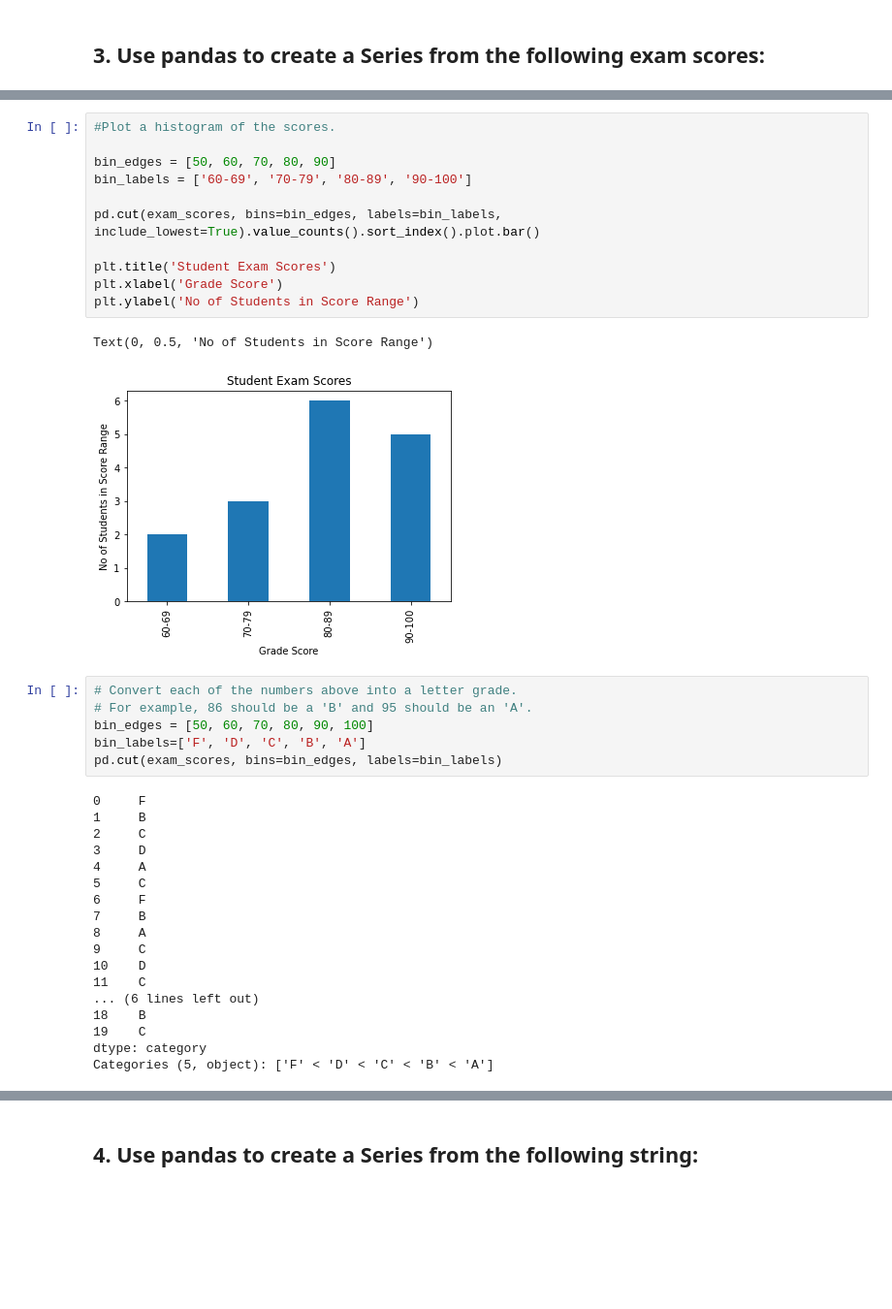
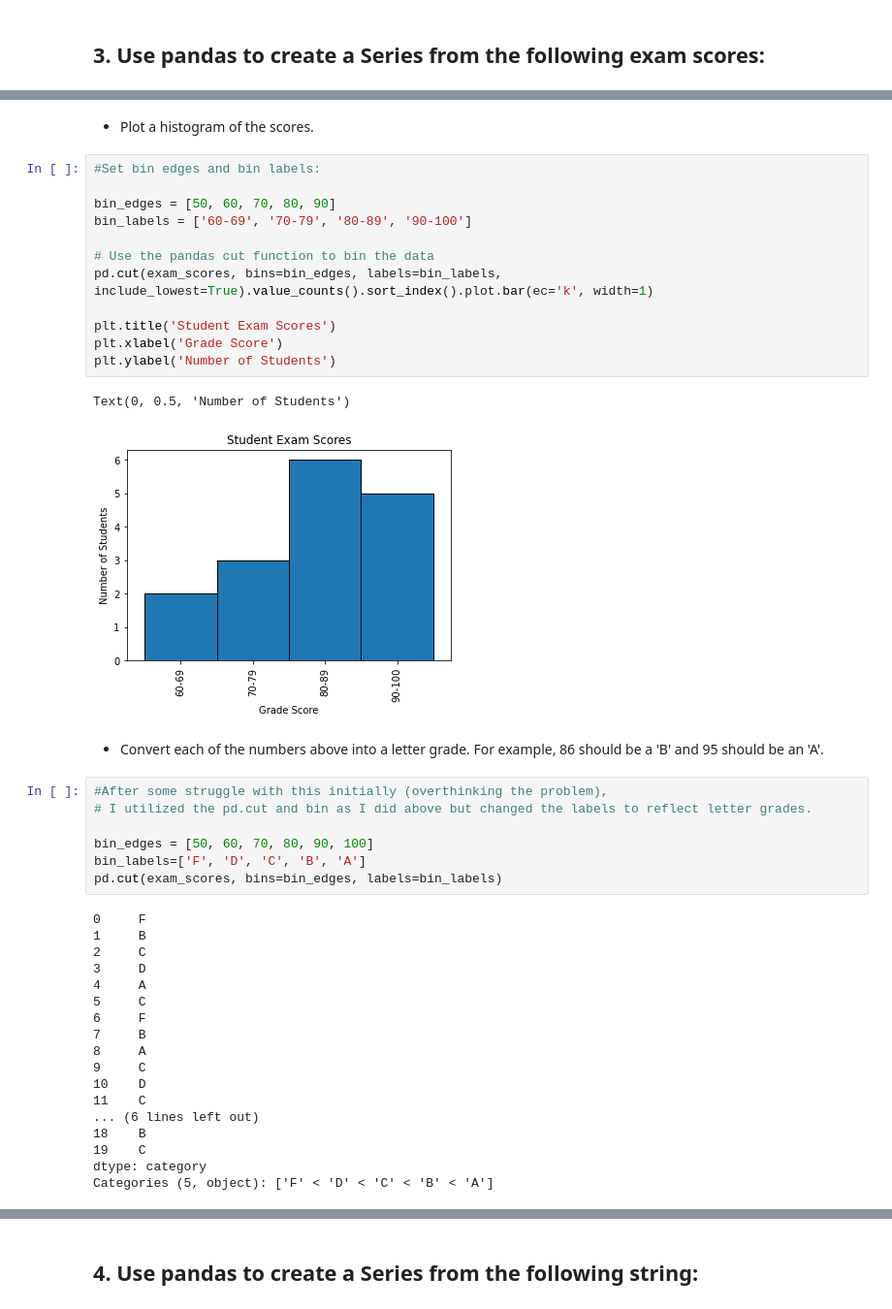
Before and after one commit to justin-m-sullivan/numpy-pandas-visualization-exercises, a Jupyter notebook: pandas_series.ipynb, the cells around one changed output, grey strips where cells are left out. Shown: that part at 97% size. Cells and saved outputs as stored; diff of their text form; blank space fills up the shorter version.

```diff
--- a/pandas_series.ipynb
+++ b/pandas_series.ipynb
@@ -316,20 +405,27 @@ dtype: float64
+# %% [markdown]
+- Plot a histogram of the scores.
 # %%
-#Plot a histogram of the scores.
+#Set bin edges and bin labels:
 
 bin_edges = [50, 60, 70, 80, 90]
 bin_labels = ['60-69', '70-79', '80-89', '90-100']
 
-pd.cut(exam_scores, bins=bin_edges, labels=bin_labels, include_lowest=True).value_counts().sort_index().plot.bar()
+# Use the pandas cut function to bin the data
+pd.cut(exam_scores, bins=bin_edges, labels=bin_labels, include_lowest=True).value_counts().sort_index().plot.bar(ec='k', width=1)
 
 plt.title('Student Exam Scores')
 plt.xlabel('Grade Score')
-plt.ylabel('No of Students in Score Range')
+plt.ylabel('Number of Students')
 # %% [output]
-Text(0, 0.5, 'No of Students in Score Range')
+Text(0, 0.5, 'Number of Students')
-[figure, old version]
+[figure, new version]
+# %% [markdown]
+- Convert each of the numbers above into a letter grade.
+For example, 86 should be a 'B' and 95 should be an 'A'.
 # %%
-# Convert each of the numbers above into a letter grade.
-# For example, 86 should be a 'B' and 95 should be an 'A'.
+#After some struggle with this initially (overthinking the problem),
+# I utilized the pd.cut and bin as I did above but changed the labels to reflect letter grades.
+
 bin_edges = [50, 60, 70, 80, 90, 100]
 bin_labels=['F', 'D', 'C', 'B', 'A']
 pd.cut(exam_scores, bins=bin_edges, labels=bin_labels)
```
Also changed, not shown: parts of 111 cells of this notebook.
